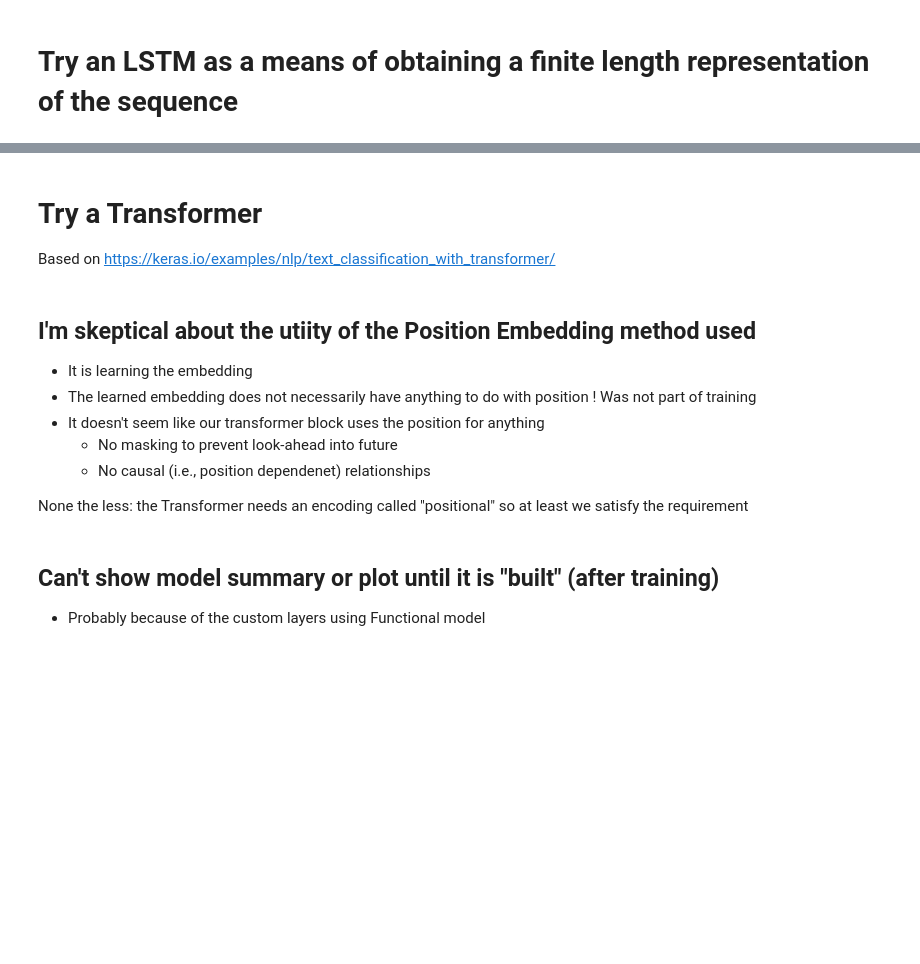
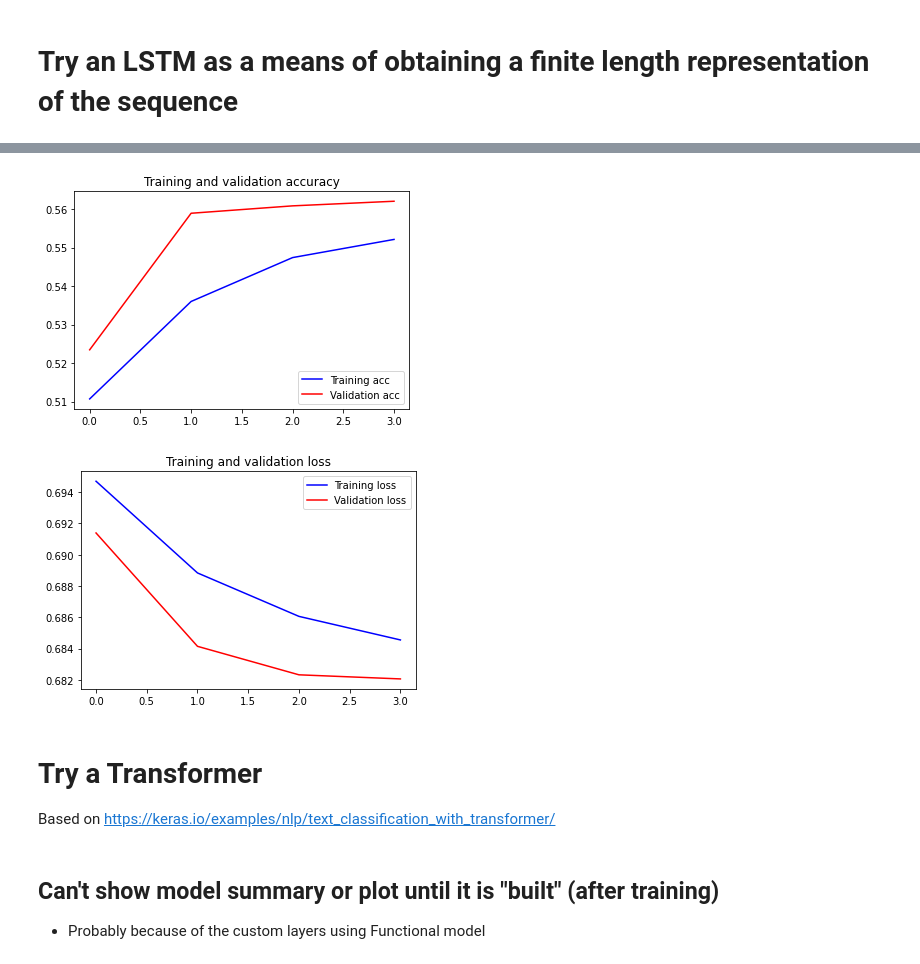
Before and after one commit to kenperry-public/ML_Fall_2022, a Jupyter notebook: Keras_examples_imdb_cnn.ipynb, the cells around one changed output, grey strips where cells are left out. Drawn from its saved outputs; the diff is of its cells as text; code cells hidden in the pictures; blank space fills up the shorter version.

```diff
--- a/Keras_examples_imdb_cnn.ipynb
+++ b/Keras_examples_imdb_cnn.ipynb
@@ -530,0 +574,2 @@ plot_training(history_lstm)
+# %%
+history_lstm_nohe=trainModel(model_lstm_nohe)
@@ -531,3 +585,8 @@ plot_training(history_lstm)
+# %%
+plot_training(history_lstm_nohe)
+# %% [output]
+[figure, added]
+[figure, added]
 # %% [markdown]
 # Try a Transformer
 
@@ -554,16 +613,6 @@ class TransformerBlock(layers.Layer):
         ffn_output = self.ffn(out1)
         ffn_output = self.dropout2(ffn_output, training=training)
         return self.layernorm2(out1 + ffn_output)
-# %% [markdown]
-## I'm skeptical about the utiity of the Position Embedding method used
-- It is learning the embedding
-- The learned embedding does not necessarily have anything to do with position
-! Was not part of training
-- It doesn't seem like our transformer block uses the position for anything
-  - No masking to prevent look-ahead into future
-  - No causal (i.e., position dependenet) relationships
-
-None the less: the Transformer needs an encoding called "positional" so at least we satisfy the requirement
 # %%
 class TokenAndPositionEmbedding(layers.Layer):
     def __init__(self, maxlen, vocab_size, embed_dim):
```
Also changed, not shown: parts of 34 cells of this notebook, 51 other files.
